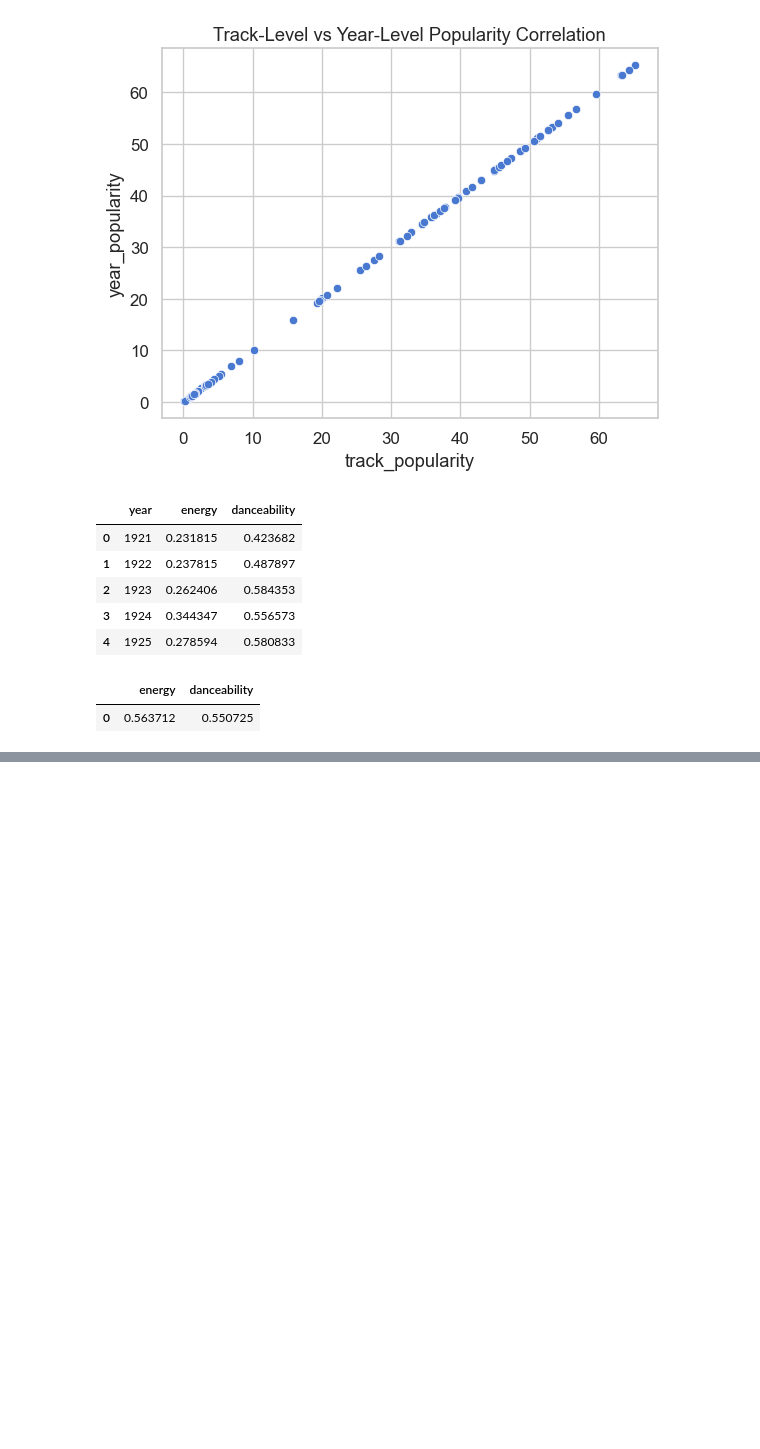
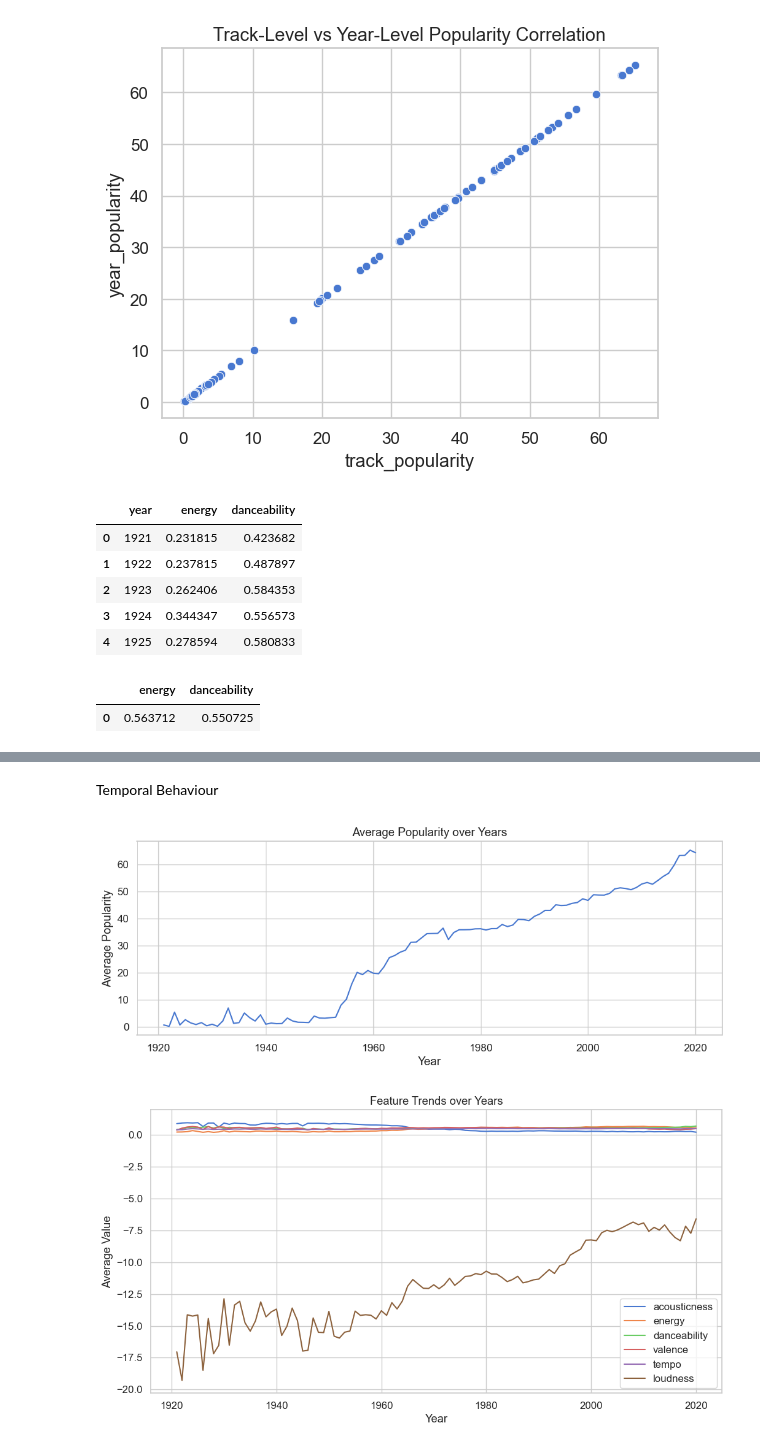
Before and after one commit to niteshhh001/Btech-proj, a Jupyter notebook: EDA.ipynb, the cells around one changed output, grey strips where cells are left out. Drawn from its saved outputs; the diff is of its cells as text; code cells hidden in the pictures; blank space fills up the shorter version.

```diff
--- a/EDA.ipynb
+++ b/EDA.ipynb
@@ -383,0 +449,28 @@ display(track_features.head(), genre_features)
+# %% [markdown]
+Temporal Behaviour
+# %%
+# Convert release_date to datetime
+data['release_date'] = pd.to_datetime(data['release_date'], errors='coerce')
+
+# Average popularity per year
+pop_by_year = data.groupby('year')['popularity'].mean()
+plt.figure(figsize=(12,4))
+pop_by_year.plot()
+plt.title("Average Popularity over Years")
+plt.xlabel("Year")
+plt.ylabel("Average Popularity")
+plt.show()
+
+# Feature trends: acousticness, energy, danceability
+features = ['acousticness','energy','danceability','valence','tempo','loudness']
+plt.figure(figsize=(12,6))
+for feat in features:
+    data.groupby('year')[feat].mean().plot(label=feat)
+plt.legend()
+plt.title("Feature Trends over Years")
+plt.xlabel("Year")
+plt.ylabel("Average Value")
+plt.show()
+# %% [output]
+[figure, added]
+[figure, added]
```
Also changed, not shown: parts of 9 cells of this notebook.
